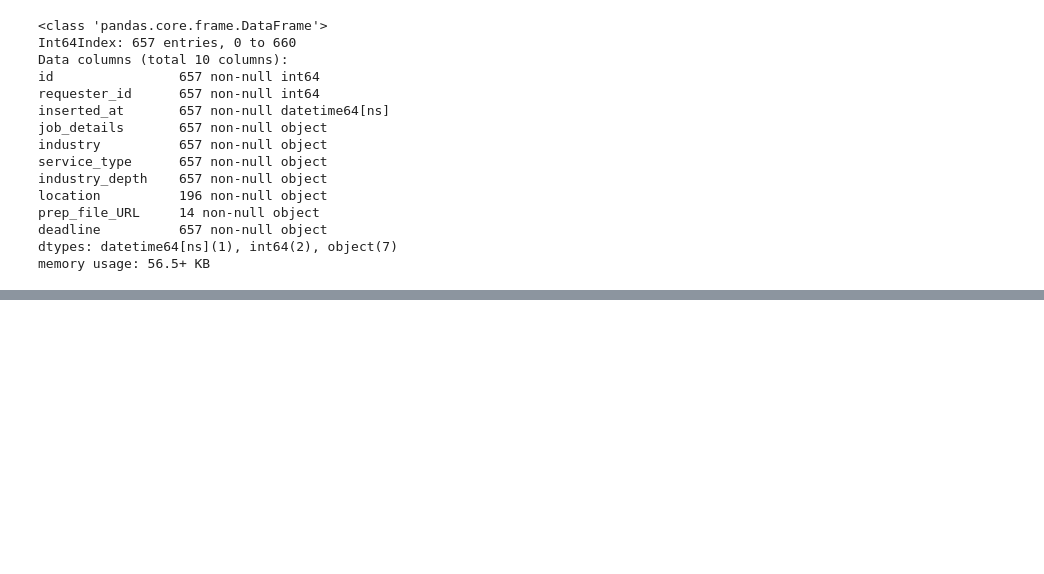
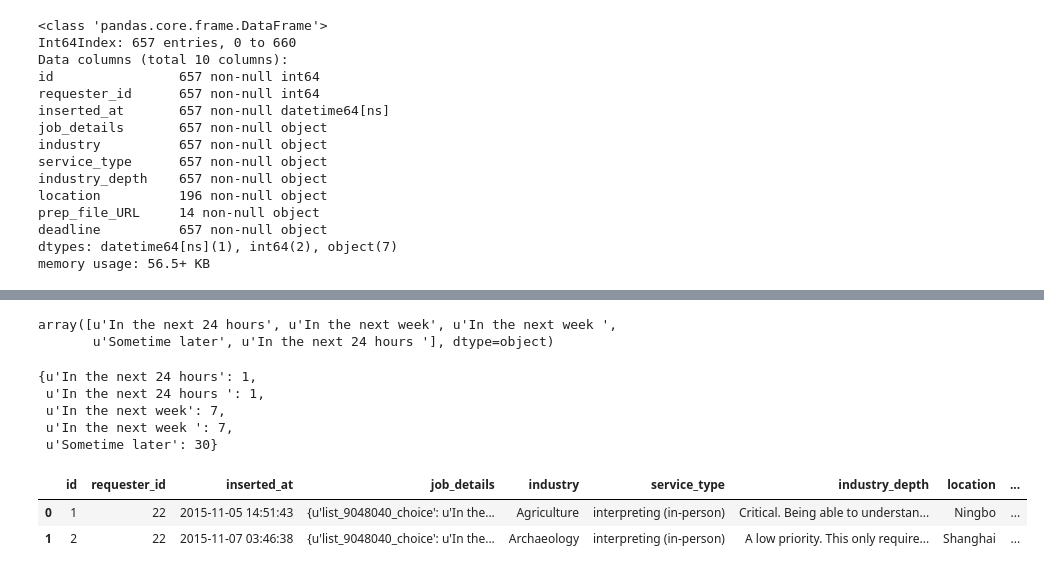
Before and after one commit to edwarddh101/SeekPanda_SmartMatch, a Jupyter notebook: code/Smart_Match.ipynb, the cells around one changed output, grey strips where cells are left out. Cells and saved outputs as stored; diff of their text form; code cells hidden in the pictures; blank space fills up the shorter version.

```diff
--- a/code/Smart_Match.ipynb
+++ b/code/Smart_Match.ipynb
@@ -197,0 +245,29 @@ memory usage: 56.5+ KB
+# %%
+time_period = df_jobs['deadline'].unique()
+# %%
+time_period
+# %% [output]
+array([u'In the next 24 hours', u'In the next week', u'In the next week ',
+       u'Sometime later', u'In the next 24 hours '], dtype=object)
+# %%
+time_delta=[1, 7, 7, 30, 1]
+# %%
+time_period_dict={}
+for i in xrange(5):
+    time_period_dict[time_period[i]]=time_delta[i]
+# %%
+time_period_dict
+# %% [output]
+{u'In the next 24 hours': 1,
+ u'In the next 24 hours ': 1,
+ u'In the next week': 7,
+ u'In the next week ': 7,
+ u'Sometime later': 30}
+# %%
+df_jobs['deadline'].replace(time_period_dict, inplace=True)
+# %%
+df_jobs.head(2)
+# %% [output]
+|  | id | requester_id | inserted_at | job_details | industry | service_type | industry_depth | location | ... |
+| 0 | 1 | 22 | 2015-11-05 14:51:43 | {u'list_9048040_choice': u'In the... | Agriculture | interpreting (in-person) | Critical. Being able to understan... | Ningbo | ... |
+| 1 | 2 | 22 | 2015-11-07 03:46:38 | {u'list_9048040_choice': u'In the... | Archaeology | interpreting (in-person) | A low priority. This only require... | Shanghai | ... |
```
Also changed, not shown: parts of 25 cells of this notebook, 2 other files.
